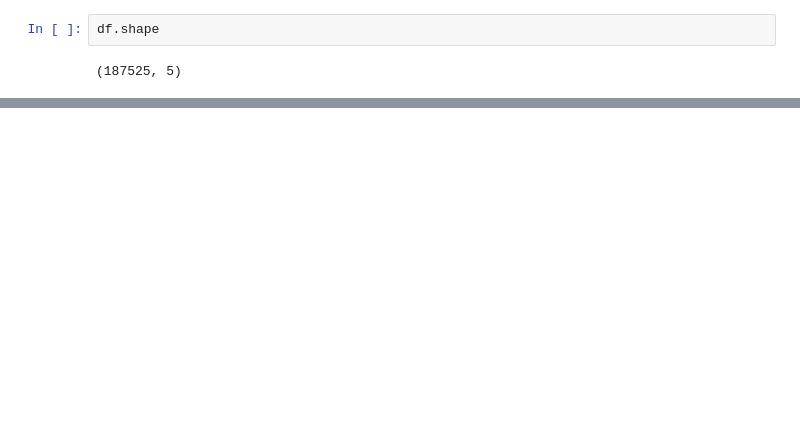
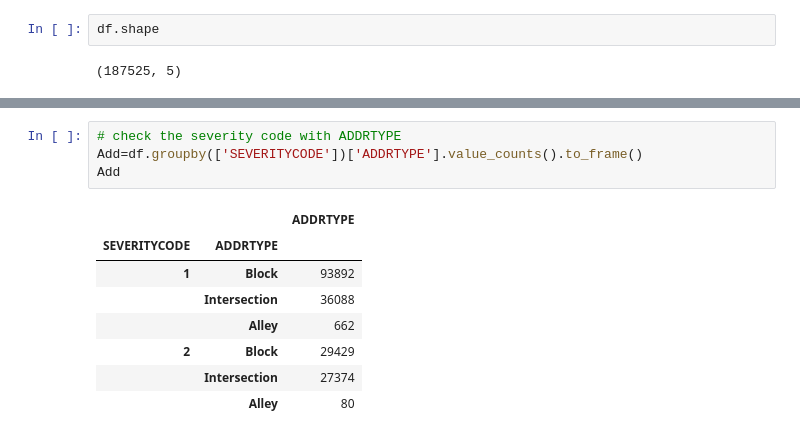
Before and after one commit to EdwardBGJung/Coursera_Capstone, a Jupyter notebook: Coursera_capstone_background_problem.ipynb, the cells around one changed output, grey strips where cells are left out. Drawn from its saved outputs; the diff is of its cells as text; blank space fills up the shorter version.

```diff
--- a/Coursera_capstone_background_problem.ipynb
+++ b/Coursera_capstone_background_problem.ipynb
@@ -92 +135,14 @@ df_sev
+# %%
+# check the severity code with ADDRTYPE
+Add=df.groupby(['SEVERITYCODE'])['ADDRTYPE'].value_counts().to_frame()
+Add
+# %% [output]
+|  |  | ADDRTYPE |
+| SEVERITYCODE | ADDRTYPE |  |
+| 1 | Block | 93892 |
+|  | Intersection | 36088 |
+|  | Alley | 662 |
+| 2 | Block | 29429 |
+|  | Intersection | 27374 |
+|  | Alley | 80 |
 # %%
```
Also changed, not shown: parts of 17 cells of this notebook.
